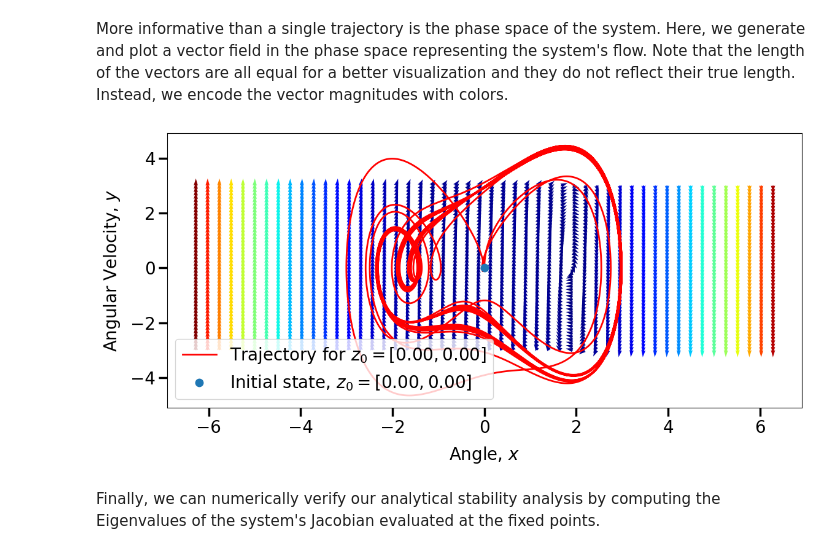
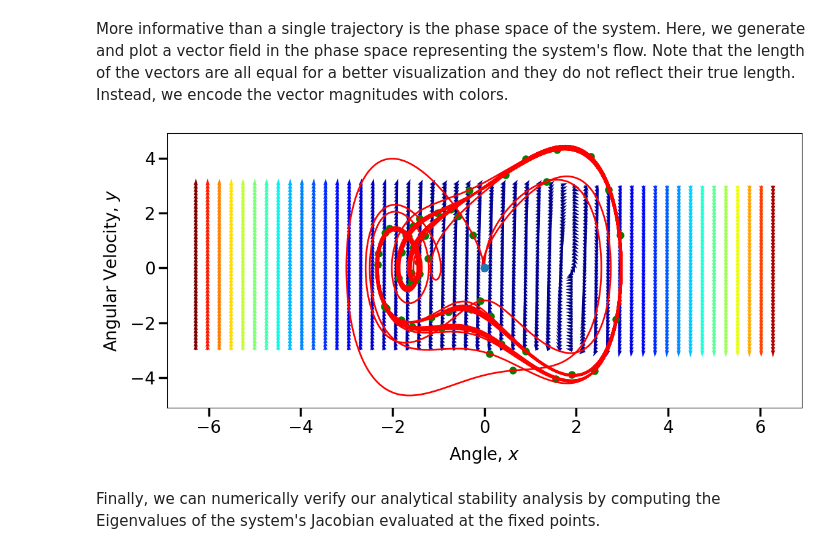
Before and after one commit to Roecker1/nlsp_ue, a Jupyter notebook: notebooks/assignments/2-2-chaos-continuous.ipynb, the cells around one changed output. Drawn from its saved outputs; the diff is of its cells as text; code cells hidden in the pictures.

```diff
--- a/notebooks/assignments/2-2-chaos-continuous.ipynb
+++ b/notebooks/assignments/2-2-chaos-continuous.ipynb
@@ -134,7 +134,9 @@ duff = DuffingEquation(alpha=1, beta=5.0, delta=0.3, omega=1)
 z0 = np.array([0, 0])
 # z0 = np.array([np.pi / 2, 0])
 # z0 = np.array([0, 2.])
-trajectory, time = duff.compute_trajectory(z0, t_max=100, Ts=1e-2)
+t_max = 100
+Ts = 1e-2
+trajectory, time = duff.compute_trajectory(z0, t_max=t_max, Ts=Ts)
 
 # plot trajectory as a function of time
 fig, ax = plt.subplots(2, 1, sharex=True)
@@ -155,25 +157,27 @@ vector magnitudes with colors.
 # %%
 # generate a point grid over the phase space
 x = np.linspace(-2. * np.pi, 2. * np.pi, 50)
 y = np.linspace(-3, 3, 50)
 X, Y = np.meshgrid(x, y)
 Z = np.stack((X, Y), axis=2).reshape((-1, 2)).T
 
 # compute the flow for the grid points
 F = duff.flow(Z)
-
+T_s_ = 0.5
+n = int(trajectory.shape[1] // (T_s_ * t_max))
 # plot phase space with example trajectory
 plt.figure(figsize=(12,6))
 cscale = np.linalg.norm(F, axis=0)
 plt.quiver(Z[0, :], Z[1, :], F[0, :] / cscale, F[1, :] / cscale, cscale, cmap=plt.get_cmap('jet'))
 plt.plot(trajectory[0, :], trajectory[1, :], 'r', label=f'Trajectory for $z_0 = [{z0[0]:.2f}, {z0[0]:.2f}]$')
+plt.scatter(trajectory[0, :][::n], trajectory[1, :][::n], color='g', label=f'Sampled trajectory for $z_0 = [{z0[0]:.2f}, {z0[0]:.2f}]$')
 plt.plot(z0[0], z0[1], 'o', label=f'Initial state, $z_0 = [{z0[0]:.2f}, {z0[0]:.2f}]$')
 plt.xlabel('Angle, $x$')
 plt.ylabel('Angular Velocity, $y$')
-plt.legend()
+# plt.legend()
 plt.tight_layout()
 # %% [output]
-[figure, old version]
+[figure, new version]
 # %% [markdown]
 Finally, we can numerically verify our analytical stability analysis
 by computing the Eigenvalues of the system's Jacobian evaluated at the
```
